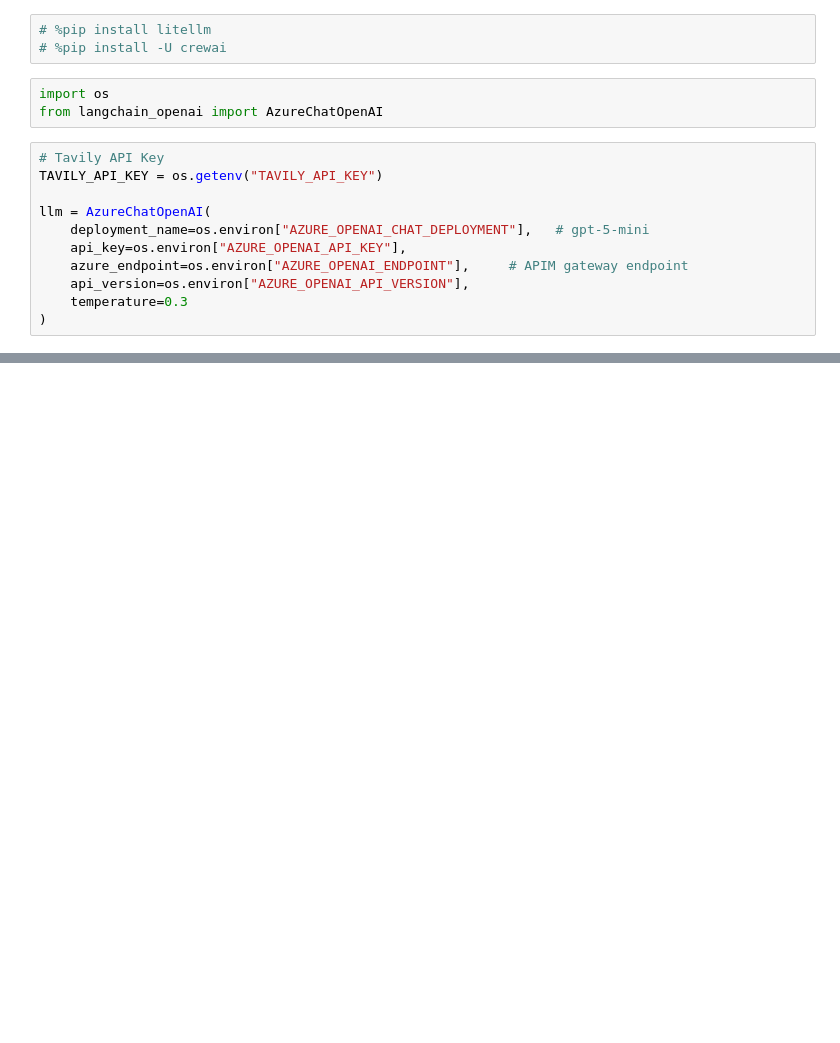
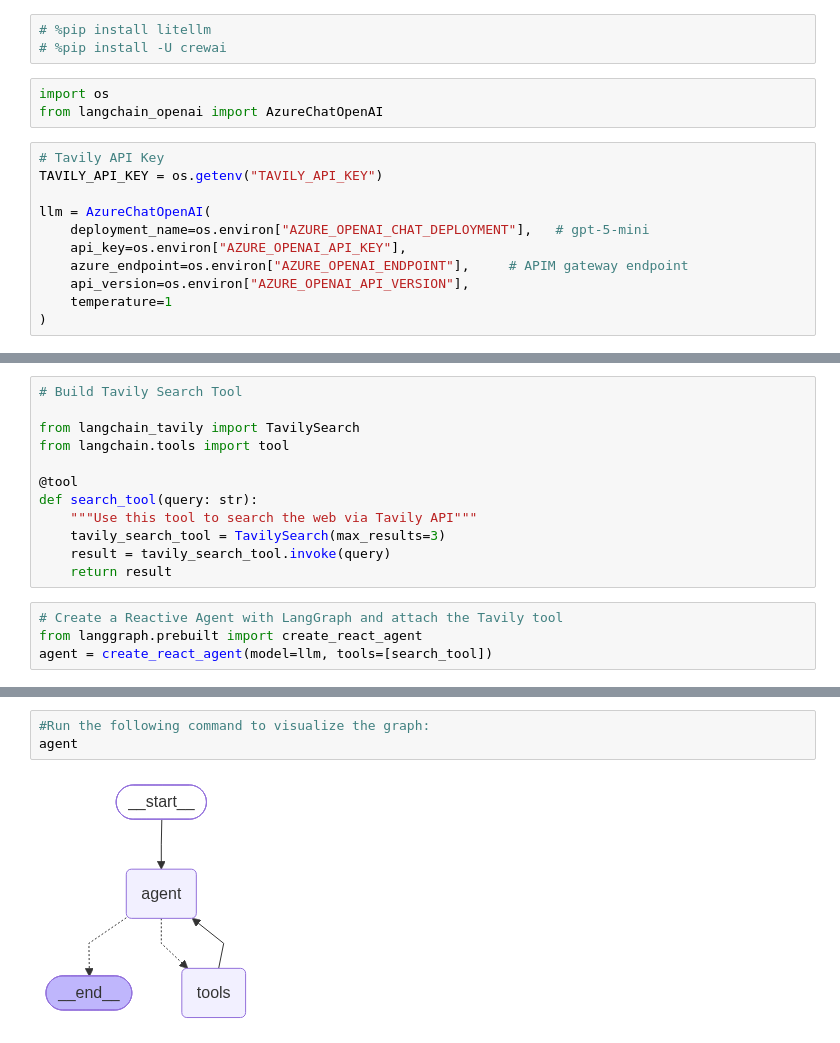
Before and after one commit to LinmeiJ/Applied-Agentic-AI-Practices, a Jupyter notebook: Multi-Agent-ecosystems1/Demo 3/main.ipynb, the cells around one changed output, grey strips where cells are left out. Drawn from its saved outputs; the diff is of its cells as text; blank space fills up the shorter version.

Commit message:
Add Tavily search tool and ReAct agent demo

```diff
--- a/Multi-Agent-ecosystems1/Demo 3/main.ipynb
+++ b/Multi-Agent-ecosystems1/Demo 3/main.ipynb
@@ -33,5 +33,5 @@ llm = AzureChatOpenAI(
     api_key=os.environ["AZURE_OPENAI_API_KEY"],
     azure_endpoint=os.environ["AZURE_OPENAI_ENDPOINT"],     # APIM gateway endpoint
     api_version=os.environ["AZURE_OPENAI_API_VERSION"],
-    temperature=0.3
+    temperature=1
 )
@@ -39,0 +38,16 @@ KeyError: 'AZURE_OPENAI_API_BASE'
+# %%
+# Build Tavily Search Tool
+
+from langchain_tavily import TavilySearch
+from langchain.tools import tool
+
+@tool
+def search_tool(query: str):
+    """Use this tool to search the web via Tavily API"""
+    tavily_search_tool = TavilySearch(max_results=3)
+    result = tavily_search_tool.invoke(query)
+    return result
+# %%
+# Create a Reactive Agent with LangGraph and attach the Tavily tool
+from langgraph.prebuilt import create_react_agent
+agent = create_react_agent(model=llm, tools=[search_tool])
@@ -39,0 +57,5 @@ KeyError: 'AZURE_OPENAI_API_BASE'
+# %%
+#Run the following command to visualize the graph:
+agent
+# %% [output]
+[figure, added]
```
Also changed, not shown: parts of 4 cells of this notebook.
